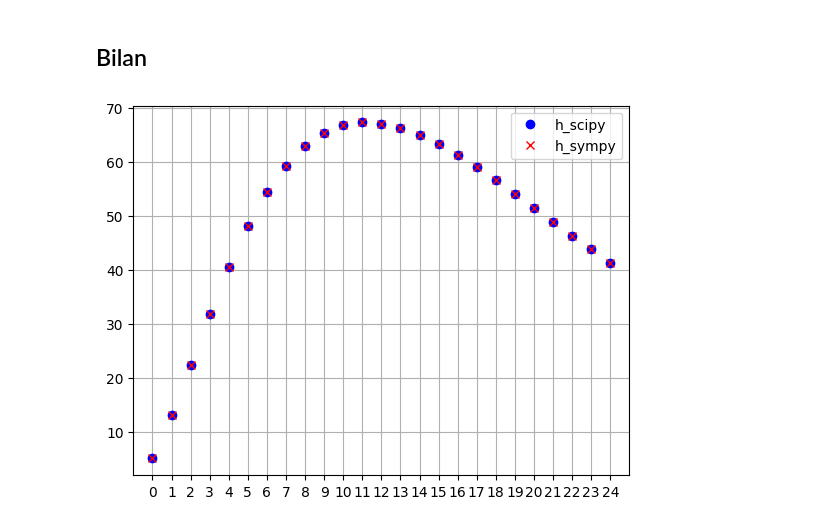
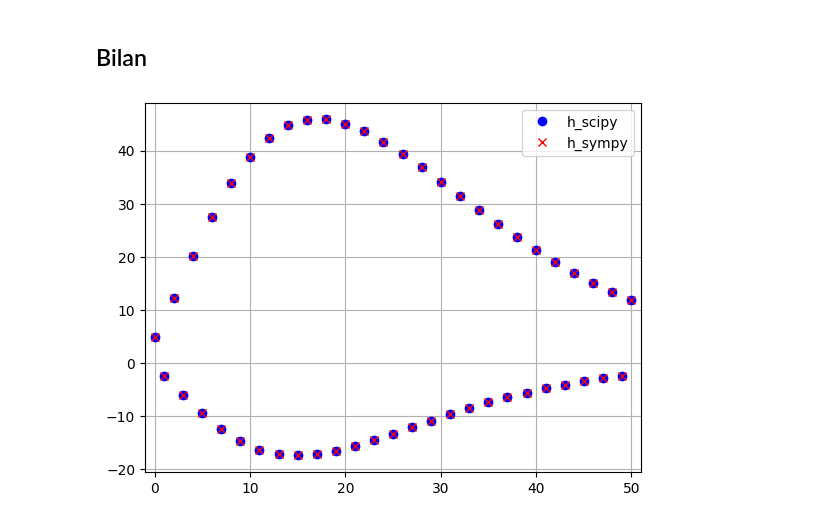
Before and after one commit to jeanluccollette/transformee-en-z-inverse, a Jupyter notebook: tzinv.ipynb, the cells around one changed output. Cells and saved outputs as stored; diff of their text form; code cells hidden in the pictures.

```diff
--- a/tzinv.ipynb
+++ b/tzinv.ipynb
@@ -17,9 +17,9 @@ zm1, n, G = sp.symbols('z^{-1}, n, G')
 P = sp.IndexedBase('P')
 Z = sp.IndexedBase('Z')
 Gn = [(G, 5)]
-Pn = [(P[1], 0.5), (P[2], 0.9), (P[3], 0.6)]
-OPn = [1, 2, 1]
-Zn = [(Z[1], 0.1), (Z[2], 0.2)]
+Pn = [(P[1], -0.9), (P[2], 0.9)]
+OPn = [3, 4]
+Zn = [(Z[1], 0.8), (Z[2], 0.6)]
 OZn = [1, 1]
 # %% [markdown]
 Les applications numériques pourront être effectuées via la méthode **subs**.
@@ -47,6 +47,7 @@ def inv_z(Gn, Zn, OZn, Pn, OPn, zm1, n):
     A = sp.IndexedBase('A')
     y = sp.symbols('y')
     An, h, tz = [], 0, 0
+    expr_n = [1, n+1, (n+1)*(n+2)/2, (n+1)*(n+2)*(n+3)/6]
     polyP = sp.Poly(Gn[0][1], zm1)
     for m in range(len(Zn)):
         polyP = polyP*(1 - Zn[m][1]*zm1)**OZn[m]
@@ -66,17 +67,13 @@ def inv_z(Gn, Zn, OZn, Pn, OPn, zm1, n):
                 f'{Pn[k][1]}'+'\\quad\\text{ordre}='+f'{OPn[k]}'))
         display(Math('R(y)='+sp.latex(polyR.as_expr().n(4))))
         display(Math('Q(y)='+sp.latex(polyQ.as_expr().n(4))))
-        if OPn[k] == 1:
-            An.append((A[Pn[k][0].indices[0], 1], polyQ.coeff_monomial(y**0)))
-            tz = tz + A[Pn[k][0].indices[0], 1]/(1-zm1*Pn[k][0])
-            h = h + A[Pn[k][0].indices[0], 1]*(Pn[k][0]**n)
-        elif OPn[k] == 2:
-            An.append((A[Pn[k][0].indices[0], 2], polyQ.coeff_monomial(y**0)))
-            tz = tz + A[Pn[k][0].indices[0], 2]/(1-zm1*Pn[k][0])**2
-            h = h + (n+1)*A[Pn[k][0].indices[0], 2]*(Pn[k][0]**n)
-            An.append((A[Pn[k][0].indices[0], 1], polyQ.coeff_monomial(y**1)))
-            tz = tz + A[Pn[k][0].indices[0], 1]/(1-zm1*Pn[k][0])
-            h = h + A[Pn[k][0].indices[0], 1]*(Pn[k][0]**n)
+        for d in range(OPn[k]):
+            An.append((A[Pn[k][0].indices[0], OPn[k]-d],
+                      polyQ.coeff_monomial(y**d)))
+            tz = tz + A[Pn[k][0].indices[0], OPn[k]-d] / \
+                (1-zm1*Pn[k][0])**(OPn[k]-d)
+            h = h + expr_n[OPn[k]-d-1] * \
+                A[Pn[k][0].indices[0], OPn[k]-d]*(Pn[k][0]**n)
     return An, h, tz
 # %%
 An, h, tz = inv_z(Gn, Zn, OZn, Pn, OPn, zm1, n)
@@ -126,9 +124,9 @@ coeffD =  [ 1.    -2.9    3.09  -1.431  0.243]
 # %% [markdown]
 Les coefficients des polynômes en $z^{-1}$ du numérateur et du dénominateur sont cette fois récupérés selon les puissances croissantes de $z^{-1}$. Il n'est pas nécessaire de réaliser la décomposition en éléments simples et il suffit d'envoyer en entrée une impulsion numérique $\delta(n)$.
 # %%
-N = 25
-delta = np.zeros(N)
-tn = np.arange(N)
+N = 50
+delta = np.zeros(N+1)
+tn = np.arange(N+1)
 delta[0] = 1
 # %%
 h_scipy = lfilter(coeffN, coeffD, delta)
@@ -146,10 +144,9 @@ $\displaystyle \left(n + 1\right) {A}_{2,2} {P}_{2}^{n} + {A}_{1,1} {P}_{1}^{n}
 # %%
 plt.plot(tn, h_scipy, 'bo', label='h_scipy')
 plt.plot(tn, h_sympy, 'rx', label='h_sympy')
 plt.grid('on')
-plt.xlim([-1, N])
-plt.xticks(np.arange(N))
+plt.xlim([-1, N+1])
 plt.legend()
 plt.show()
 # %% [output]
-[figure, old version]
+[figure, new version]
```
Also changed, not shown: parts of 8 cells of this notebook.
